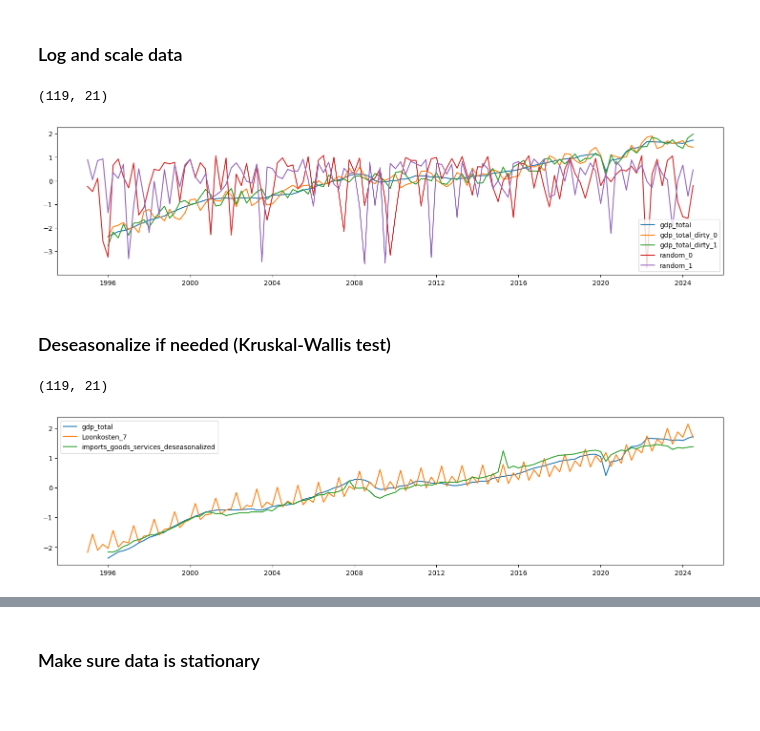
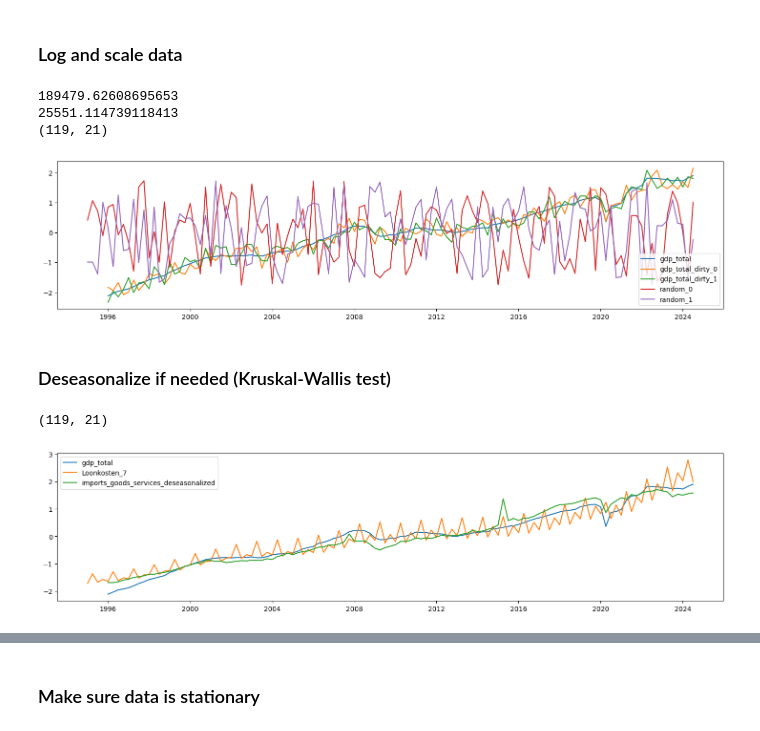
Before and after one commit to powell001/NowCast_Data_v2, a Jupyter notebook: src/a06_forecastQuarterlyData_withQuarterlyData_Lasso.ipynb, the cells around one changed output, grey strips where cells are left out. Saved outputs shown, nothing was run; the diff lists cells and outputs as text; code cells hidden in the pictures.

```diff
--- a/src/a06_forecastQuarterlyData_withQuarterlyData_Lasso.ipynb
+++ b/src/a06_forecastQuarterlyData_withQuarterlyData_Lasso.ipynb
@@ -95,7 +95,6 @@ print(df1.shape)
 # scale data to make comparable
 
 def log_data(data,seasonal_only = True):
-
 
     if seasonal_only:
         df2 = np.log(data.loc[:, ~data.columns.isin(['change_supply_deseasonalized'])])
@@ -110,19 +109,24 @@ def log_data(data,seasonal_only = True):
 
     return data
 
-df1 = log_data(df1, seasonal_only=True)
+#df1 = log_data(df1, seasonal_only=True)
 # %%
 scaler = StandardScaler()
 df1_scaled = scaler.fit_transform(df1)
 
 scaled_features_df = pd.DataFrame(df1_scaled, index=df1.index, columns=df1.columns)
 scaled_features_df[['gdp_total','gdp_total_dirty_0','gdp_total_dirty_1', 'random_0', 'random_1']].plot()
 scaled_features_df.head()
 
+GDP_MEAN = df1['gdp_total'].mean(); print(GDP_MEAN)
+GDP_STD = df1['gdp_total'].std(); print(GDP_STD)
+
 print(scaled_features_df.shape)
 # %% [output]
+189479.62608695653
+25551.114739118413
 (119, 21)
-[figure, old version]
+[figure, new version]
 # %%
 #############################
 # Dataframe of column names for storing tests
@@ -153,7 +157,7 @@ scaled_features_df[['gdp_total', 'Loonkosten_7', 'imports_goods_services_deseaso
 print(df1.shape)
 # %% [output]
 (119, 21)
-[figure, old version]
+[figure, new version]
 # %%
 def Kruskal_Wallis_Qt(data, STORE_FOR_TESTS): # Quarterly seasonality
 
```
Also changed, not shown: parts of 25 cells of this notebook.
